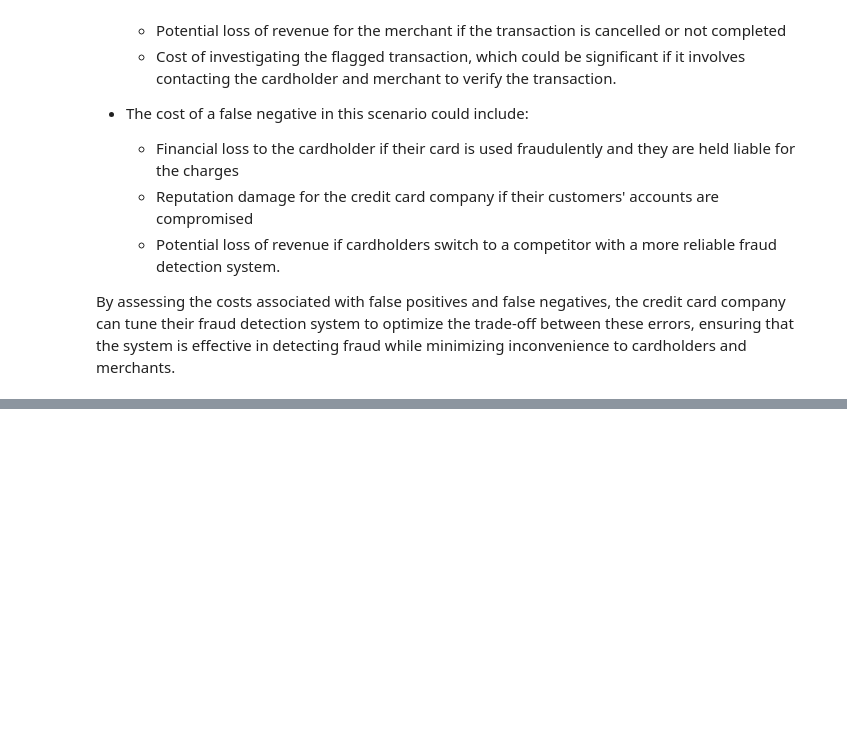
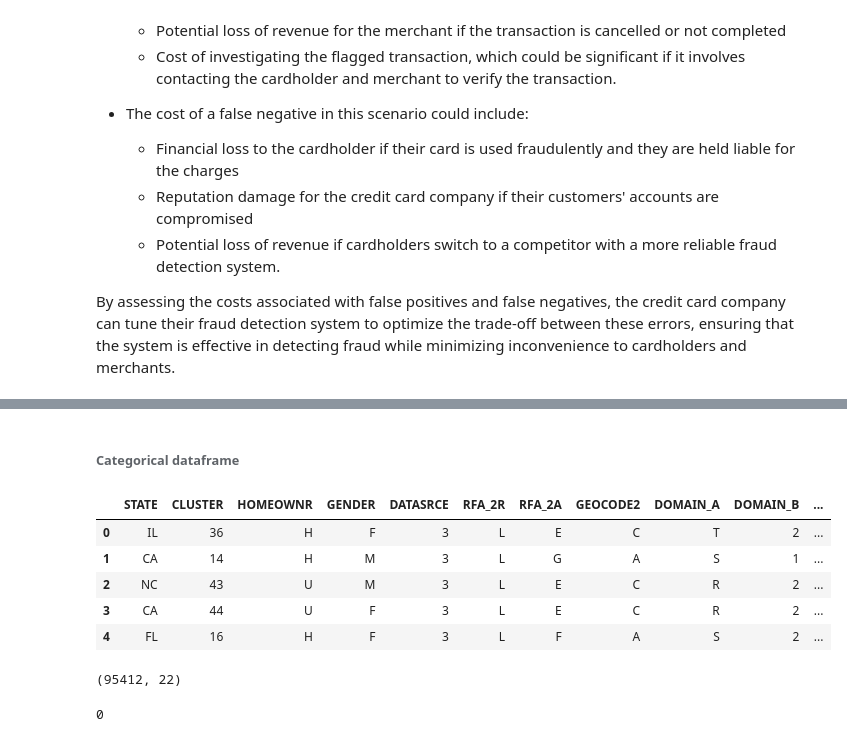
Before and after one commit to alleida23/lab-random-forests, a Jupyter notebook: Lab - Random Forests.ipynb, the cells around one changed output, grey strips where cells are left out. Cells and saved outputs as stored; diff of their text form; code cells hidden in the pictures; blank space fills up the shorter version.

```diff
--- a/Lab - Random Forests.ipynb
+++ b/Lab - Random Forests.ipynb
@@ -683,0 +743,17 @@ By assessing the costs associated with false positives and false negatives, the
+# %% [markdown]
+###### Categorical dataframe
+# %%
+display(categorical.head(), categorical.shape)
+# %% [output]
+|  | STATE | CLUSTER | HOMEOWNR | GENDER | DATASRCE | RFA_2R | RFA_2A | GEOCODE2 | DOMAIN_A | DOMAIN_B | ... |
+| 0 | IL | 36 | H | F | 3 | L | E | C | T | 2 | ... |
+| 1 | CA | 14 | H | M | 3 | L | G | A | S | 1 | ... |
+| 2 | NC | 43 | U | M | 3 | L | E | C | R | 2 | ... |
+| 3 | CA | 44 | U | F | 3 | L | E | C | R | 2 | ... |
+| 4 | FL | 16 | H | F | 3 | L | F | A | S | 2 | ... |
+(95412, 22)
+# %%
+# Looking for null values
+categorical.isna().sum().sum()
+# %% [output]
+0
```
Also changed, not shown: parts of 56 cells of this notebook.
